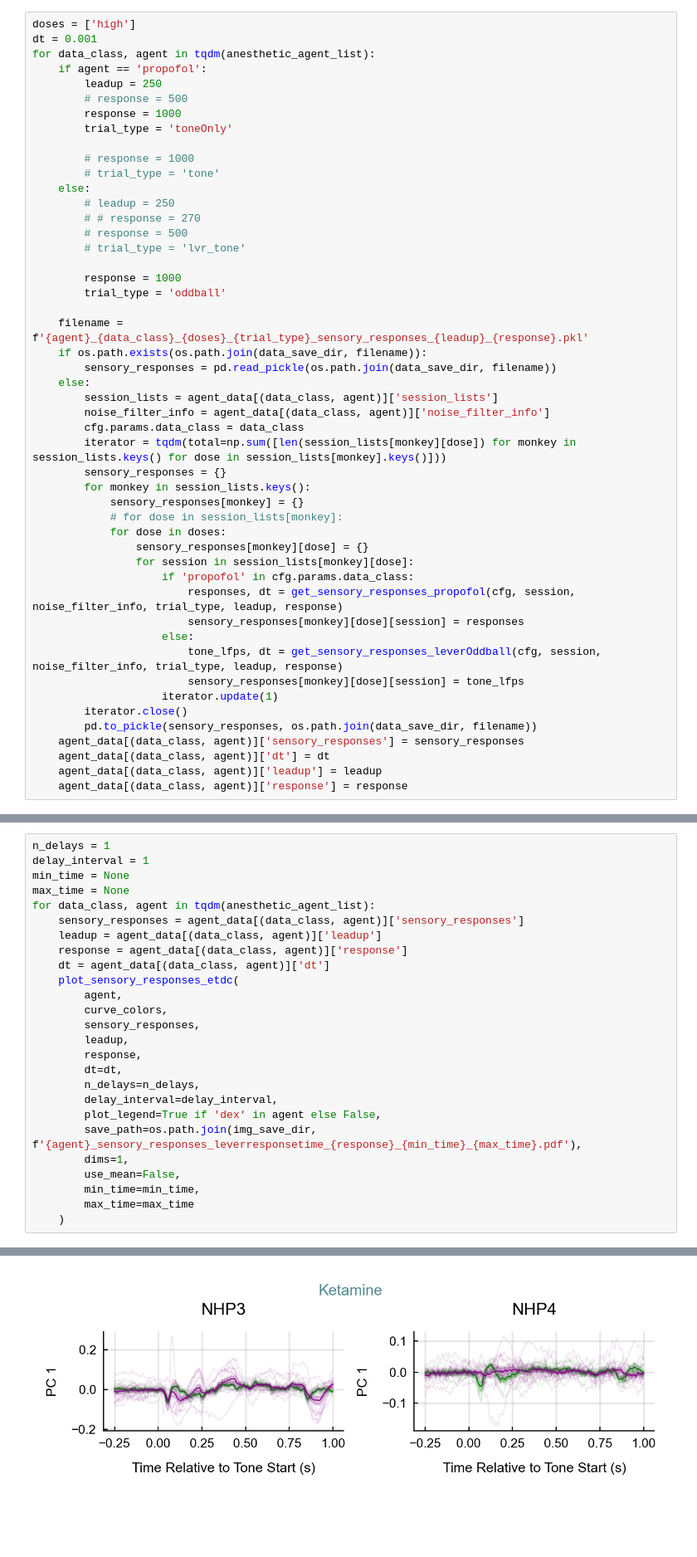
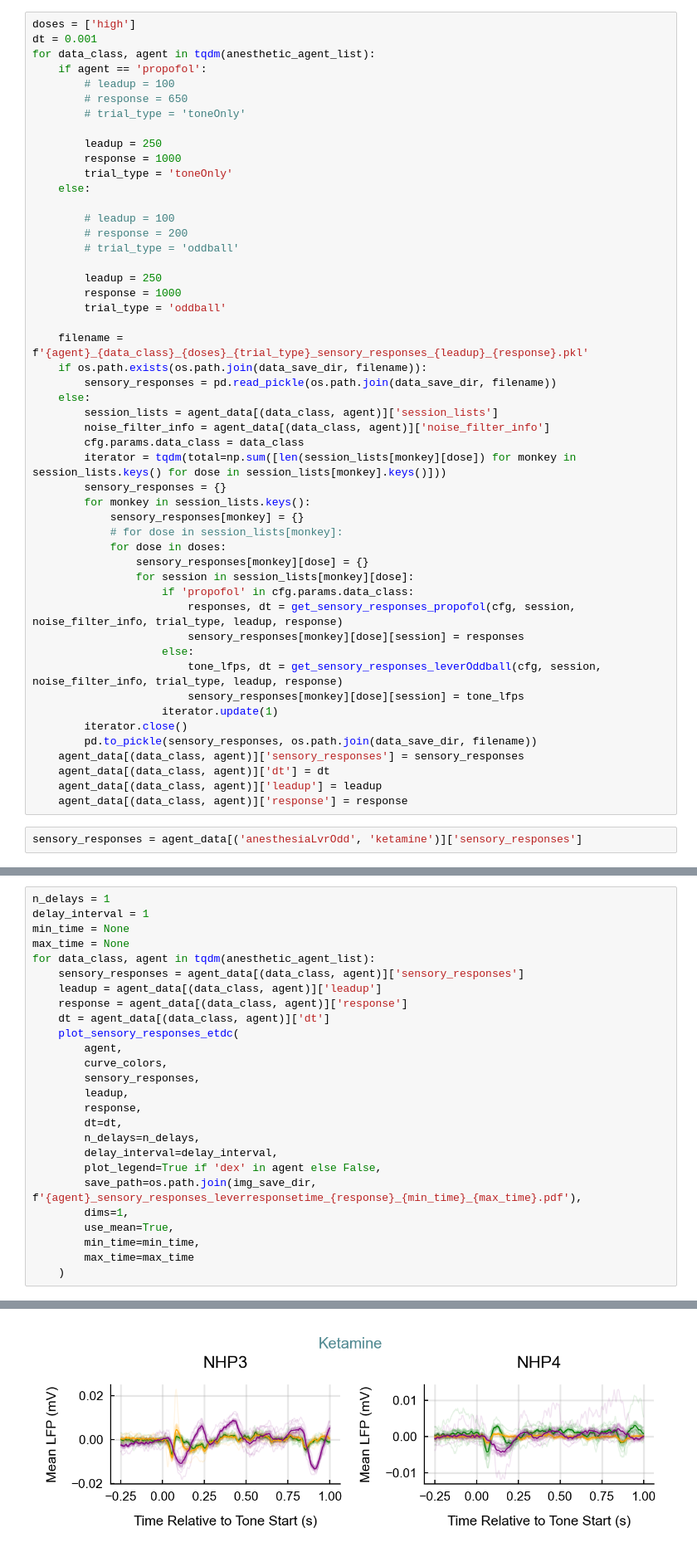
Before and after one commit to adamjeisen/UniversalUnconsciousness, a Jupyter notebook: _jupyter/Figures/sensory-responses.ipynb, the cells around one changed output, grey strips where cells are left out. Shown at 83% size. Cells and saved outputs as stored; diff of their text form; blank space fills up the shorter version.

```diff
--- a/_jupyter/Figures/sensory-responses.ipynb
+++ b/_jupyter/Figures/sensory-responses.ipynb
@@ -60,19 +63,20 @@ doses = ['high']
 dt = 0.001
 for data_class, agent in tqdm(anesthetic_agent_list):
     if agent == 'propofol':
+        # leadup = 100
+        # response = 650
+        # trial_type = 'toneOnly'
+
         leadup = 250
-        # response = 500
         response = 1000
         trial_type = 'toneOnly'
+    else:
 
-        # response = 1000
-        # trial_type = 'tone'
-    else:
-        # leadup = 250
-        # # response = 270
-        # response = 500
-        # trial_type = 'lvr_tone'
+        # leadup = 100
+        # response = 200
+        # trial_type = 'oddball'
 
+        leadup = 250
         response = 1000
         trial_type = 'oddball'
 
@@ -104,3 +108,5 @@ for data_class, agent in tqdm(anesthetic_agent_list):
     agent_data[(data_class, agent)]['dt'] = dt
     agent_data[(data_class, agent)]['leadup'] = leadup
     agent_data[(data_class, agent)]['response'] = response
+# %%
+sensory_responses = agent_data[('anesthesiaLvrOdd', 'ketamine')]['sensory_responses']
@@ -126,7 +202,7 @@ for data_class, agent in tqdm(anesthetic_agent_list):
         plot_legend=True if 'dex' in agent else False,
         save_path=os.path.join(img_save_dir, f'{agent}_sensory_responses_leverresponsetime_{response}_{min_time}_{max_time}.pdf'),
         dims=1,
-        use_mean=False,
+        use_mean=True,
         min_time=min_time,
         max_time=max_time
     )
@@ -135 +211 @@ for data_class, agent in tqdm(anesthetic_agent_list):
-[figure, old version]
+[figure, new version]
```
Also changed, not shown: parts of 8 cells of this notebook, 5 other files.
